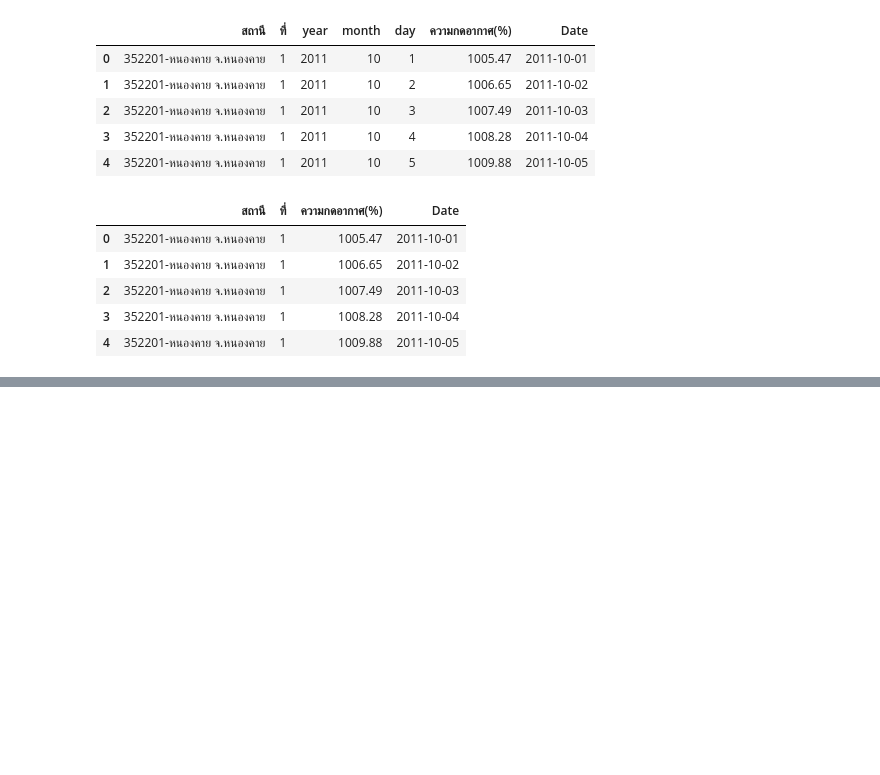
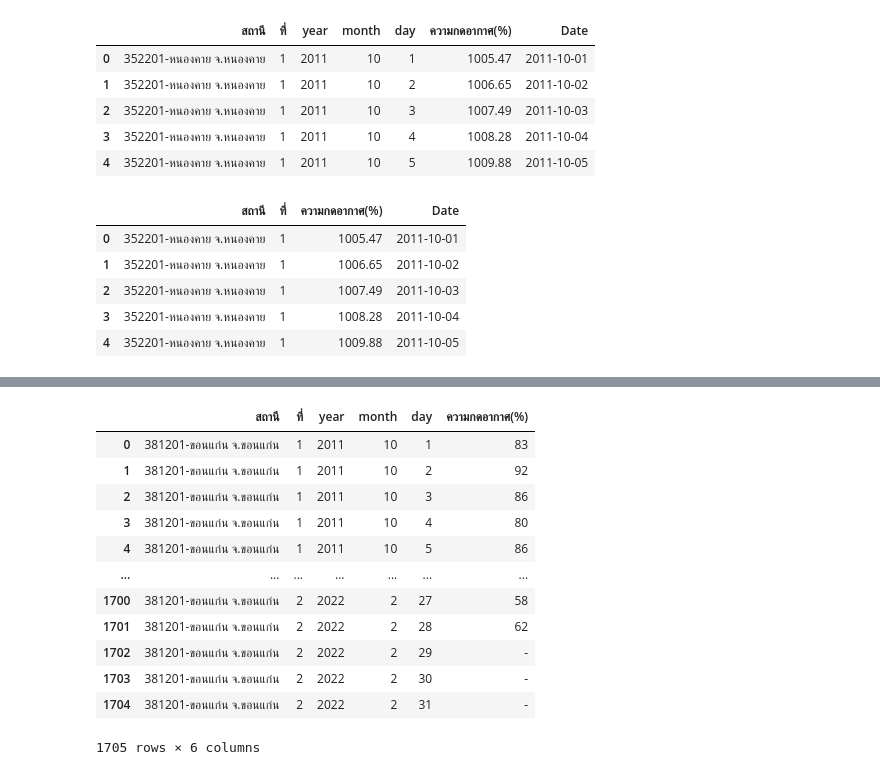
Before and after one commit to NarissaraYo/BSC_DPDM23, a Jupyter notebook: midterm_bscdpdm23.ipynb, the cells around one changed output, grey strips where cells are left out. Saved outputs shown, nothing was run; the diff lists cells and outputs as text; code cells hidden in the pictures; blank space fills up the shorter version.

```diff
--- a/midterm_bscdpdm23.ipynb
+++ b/midterm_bscdpdm23.ipynb
@@ -267,0 +345,19 @@ ps_khonkaen_stack.head()
+# %%
+mt_khonkaen_stack = mt_khonkaen.set_index(['สถานี','ที่','year','month']).stack().reset_index()
+mt_khonkaen_stack.rename(columns={'level_4' : 'day'},inplace=True)
+mt_khonkaen_stack.rename(columns={0 : 'ความกดอากาศ(%)'},inplace=True)
+mt_khonkaen_stack
+# %% [output]
+|  | สถานี | ที่ | year | month | day | ความกดอากาศ(%) |
+| 0 | 381201-ขอนแก่น จ.ขอนแก่น | 1 | 2011 | 10 | 1 | 83 |
+| 1 | 381201-ขอนแก่น จ.ขอนแก่น | 1 | 2011 | 10 | 2 | 92 |
+| 2 | 381201-ขอนแก่น จ.ขอนแก่น | 1 | 2011 | 10 | 3 | 86 |
+| 3 | 381201-ขอนแก่น จ.ขอนแก่น | 1 | 2011 | 10 | 4 | 80 |
+| 4 | 381201-ขอนแก่น จ.ขอนแก่น | 1 | 2011 | 10 | 5 | 86 |
+| ... | ... | ... | ... | ... | ... | ... |
+| 1700 | 381201-ขอนแก่น จ.ขอนแก่น | 2 | 2022 | 2 | 27 | 58 |
+| 1701 | 381201-ขอนแก่น จ.ขอนแก่น | 2 | 2022 | 2 | 28 | 62 |
+| 1702 | 381201-ขอนแก่น จ.ขอนแก่น | 2 | 2022 | 2 | 29 | - |
+| 1703 | 381201-ขอนแก่น จ.ขอนแก่น | 2 | 2022 | 2 | 30 | - |
+| 1704 | 381201-ขอนแก่น จ.ขอนแก่น | 2 | 2022 | 2 | 31 | - |
+1705 rows × 6 columns
```
Also changed, not shown: parts of 107 cells of this notebook.
